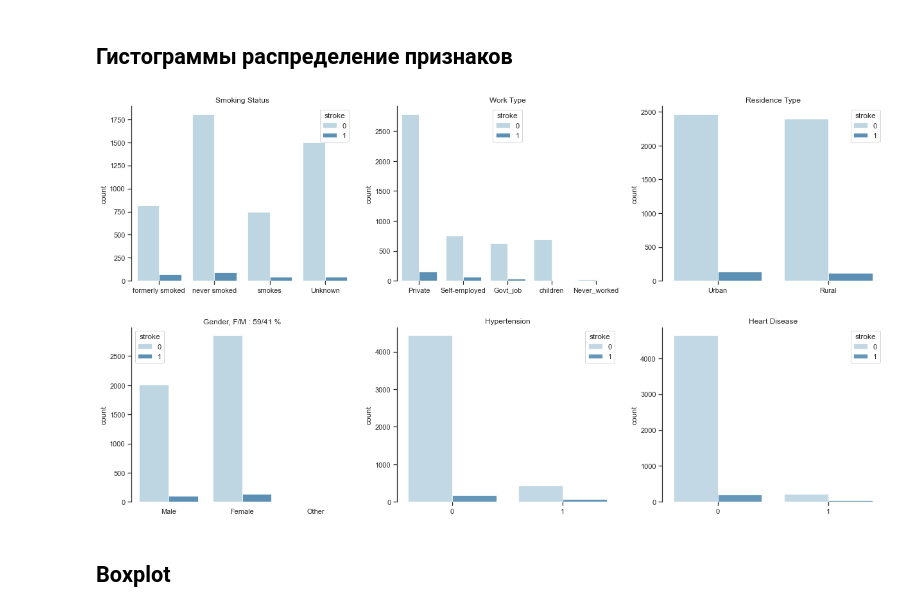
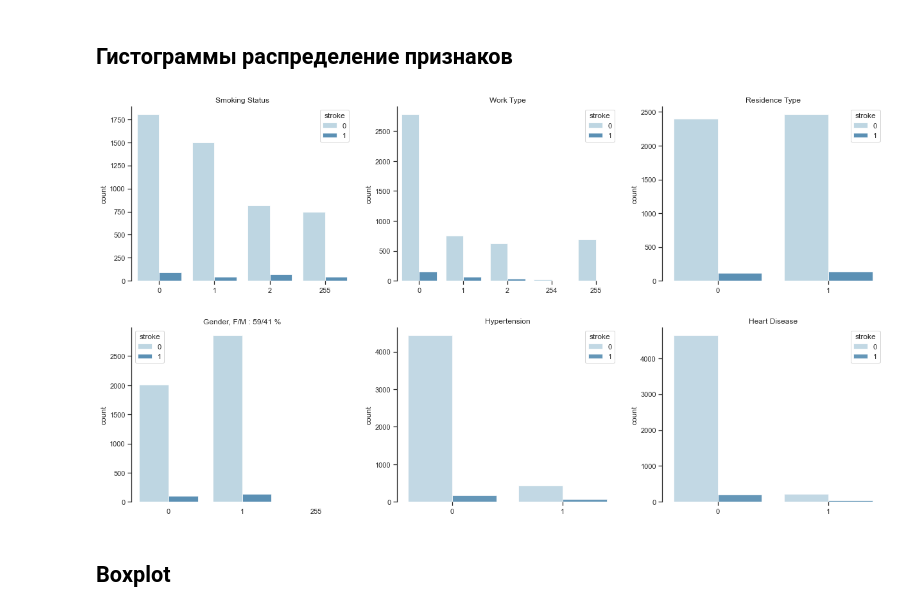
Before and after one commit to NKorzhik/Labs_AD, a Jupyter notebook: Laba2.ipynb, the cells around one changed output. Cells and saved outputs as stored; diff of their text form; code cells hidden in the pictures.

```diff
--- a/Laba2.ipynb
+++ b/Laba2.ipynb
@@ -113,50 +114,50 @@ sns.heatmap(df_res.corr(), annot= True,cmap= 'viridis')
 # %%
 warnings.filterwarnings('ignore')
 plt.figure(figsize=(21,5))
 
 plt.subplot(1,3,1)
-sns.countplot(x=df['smoking_status'], alpha=0.8, palette="Paired",hue=df['stroke']);
+sns.countplot(x=df_res['smoking_status'], alpha=0.8, palette="Paired",hue=df_res['stroke']);
 sns.despine(fig=None, ax=None, top=True, right=True, left=False, bottom=True, offset=None, trim=False);
 plt.xlabel('');
 plt.title('Smoking Status');
 
 plt.subplot(1,3,2)
-sns.countplot(x=df['work_type'], alpha=0.8, palette="Paired", hue=df['stroke']);
+sns.countplot(x=df_res['work_type'], alpha=0.8, palette="Paired", hue=df_res['stroke']);
 sns.despine(fig=None, ax=None, top=True, right=True, left=False, bottom=True, offset=None, trim=False);
 plt.xlabel('');
 plt.title('Work Type');
 
 plt.subplot(1,3,3)
-sns.countplot(x=df['Residence_type'], alpha=0.8, palette="Paired", hue=df['stroke']);
+sns.countplot(x=df_res['Residence_type'], alpha=0.8, palette="Paired", hue=df_res['stroke']);
 sns.despine(fig=None, ax=None, top=True, right=True, left=False, bottom=True, offset=None, trim=False);
 plt.xlabel('');
 plt.title('Residence Type');
 # %% [output]
-[figure, old version]
+[figure, new version]
 # %%
 warnings.filterwarnings('ignore')
 plt.figure(figsize=(21,5))
 
 plt.subplot(1,3,1)
-sns.countplot(x=df['gender'], alpha=0.8, palette="Paired", hue=df['stroke']);
+sns.countplot(x=df_res['gender'], alpha=0.8, palette="Paired", hue=df_res['stroke']);
 plt.tick_params(axis='both', which='both', bottom=False, left=True, right=False, top=False, labelbottom=True, labelleft=True);
 sns.despine(fig=None, ax=None, top=True, right=True, left=False, bottom=True, offset=None, trim=False);
 plt.xlabel('')
 plt.title('Gender, F/M : 59/41 %');
 
 plt.subplot(1,3,2)
-sns.countplot(x=df['hypertension'], alpha=0.75, palette="Paired", hue=df['stroke']);
+sns.countplot(x=df_res['hypertension'], alpha=0.75, palette="Paired", hue=df_res['stroke']);
 sns.despine(fig=None, ax=None, top=True, right=True, left=False, bottom=True, offset=None, trim=False);
 plt.xlabel('');
 plt.title('Hypertension');
 
 plt.subplot(1,3,3)
-sns.countplot(x=df['heart_disease'], alpha=0.75, palette="Paired", hue=df['stroke']);
+sns.countplot(x=df_res['heart_disease'], alpha=0.75, palette="Paired", hue=df_res['stroke']);
 sns.despine(fig=None, ax=None, top=True, right=True, left=False, bottom=True, offset=None, trim=False);
 plt.xlabel('');
 plt.title('Heart Disease');
 # %% [output]
-[figure, old version]
+[figure, new version]
 # %% [markdown]
 ## Boxplot
 # %%
```
Also changed, not shown: parts of 7 cells of this notebook.
